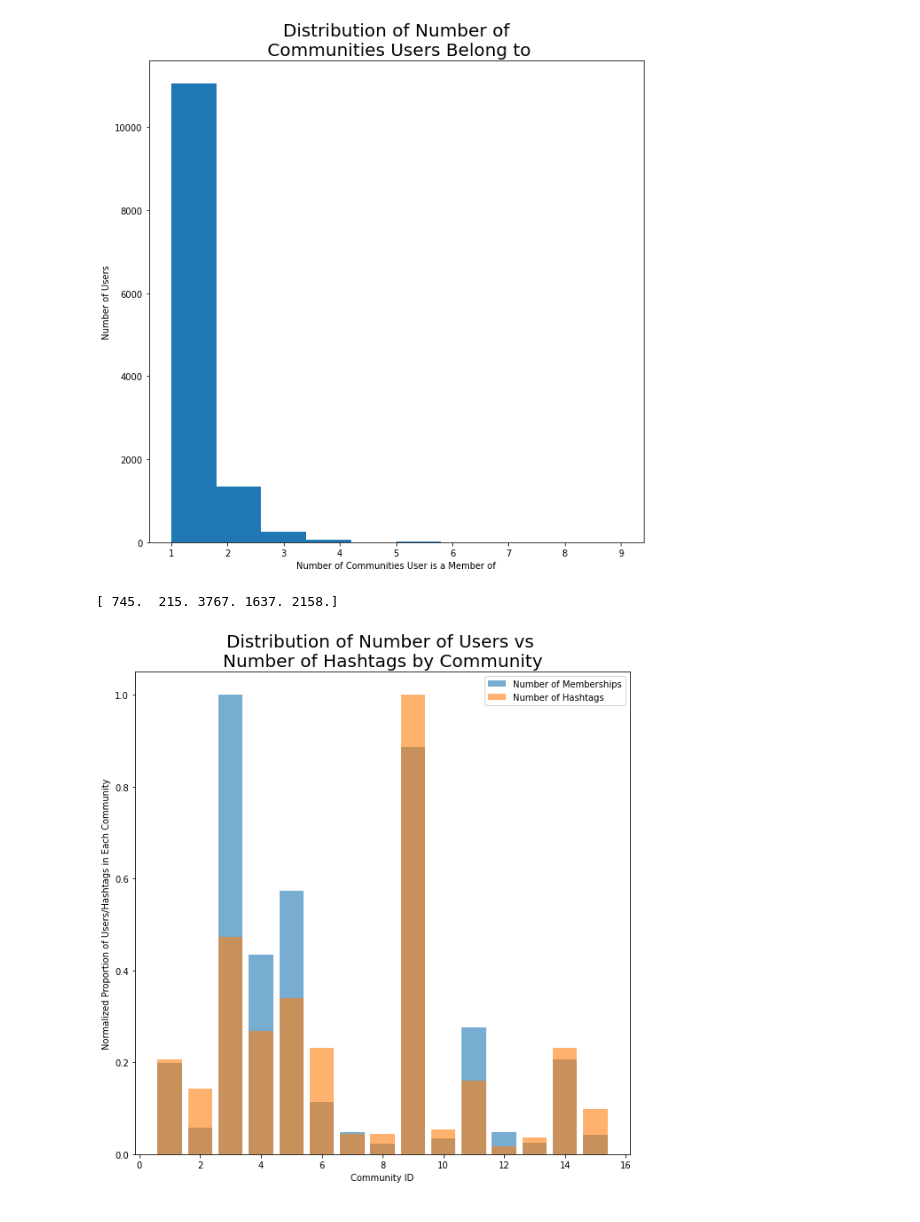
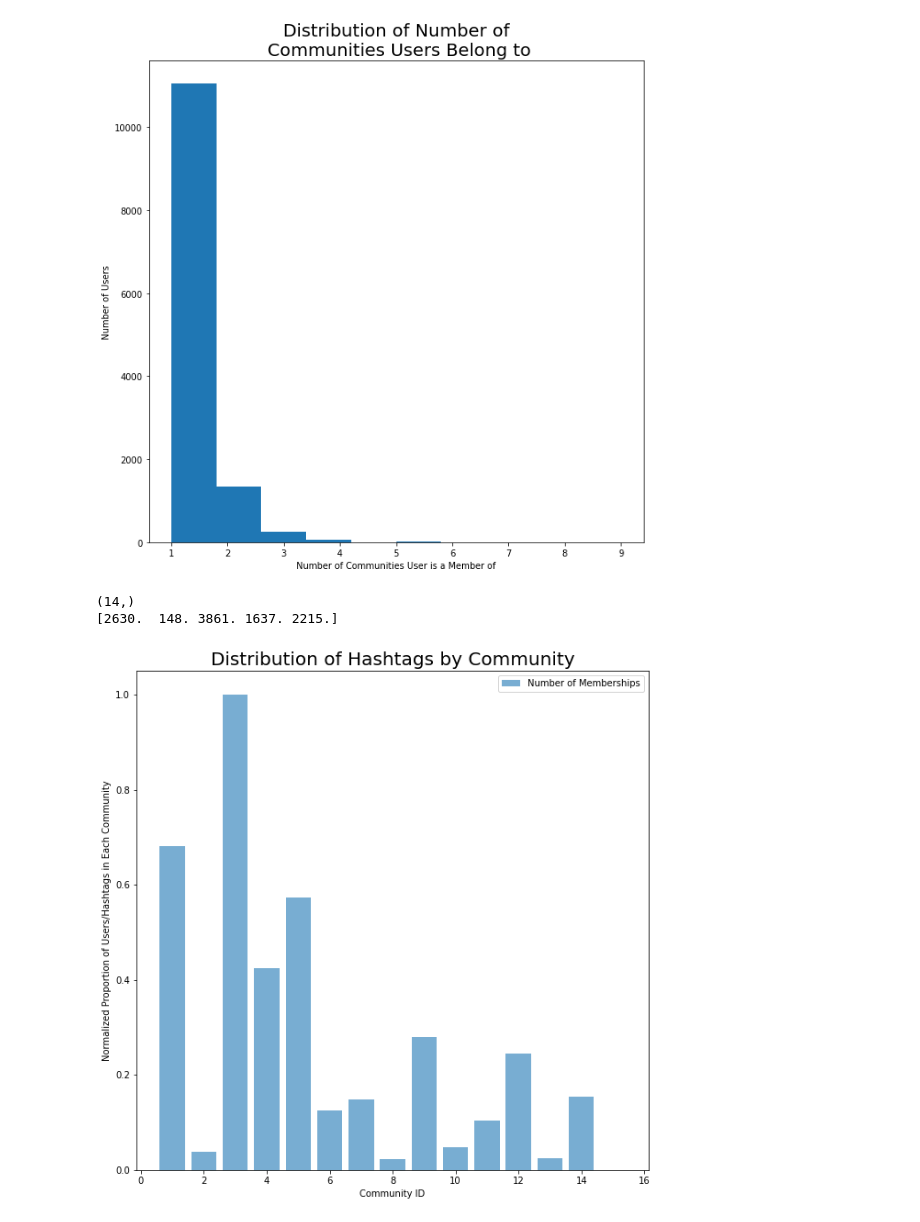
Before and after one commit to DanielMortenson/HashtagNetworks, a Jupyter notebook: HashtagNetworks.ipynb, the cells around one changed output. Drawn from its saved outputs; the diff is of its cells as text; code cells hidden in the pictures.

```diff
--- a/HashtagNetworks.ipynb
+++ b/HashtagNetworks.ipynb
@@ -275,4 +272,4 @@ print(np.unique(partition.values()))
 # %%
-for k in range(len(list(classes.keys()))):
+'''for k in range(len(list(classes.keys()))):
     print(len(classes[k]))
-    print(classes[k],end='\n\n')
+    print(classes[k],end='\n\n')''';
@@ -334,13 +313,16 @@ plt.title("Distribution of Number of\n Communities Users Belong to",size = 20);
 [figure]
 # %%
 plt.bar(range(1,16),community_memberships/max(community_memberships),alpha =.6,label = "Number of Memberships")
-plt.bar(range(1,16),np.array(community_size)/max(community_size),alpha = .6, label = "Number of Hashtags")
+print((np.array(community_size)/max(community_size)).shape)
+
+#plt.bar(range(1,14),np.array(community_size)/np.max(community_size),alpha = .6, label = "Number of Hashtags")
 print(community_memberships[:5])
 #plt.yscale("log")
 plt.xlabel("Community ID")
 plt.ylabel("Normalized Proportion of Users/Hashtags in Each Community")
 plt.legend()
-plt.title("Distribution of Number of Users vs \nNumber of Hashtags by Community",size = 20);
+plt.title("Distribution of Hashtags by Community",size = 20);
 # %% [output]
-[ 745.  215. 3767. 1637. 2158.]
+(14,)
+[2630.  148. 3861. 1637. 2215.]
-[figure, old version]
+[figure, new version]
```
Also changed, not shown: parts of 8 cells of this notebook.
